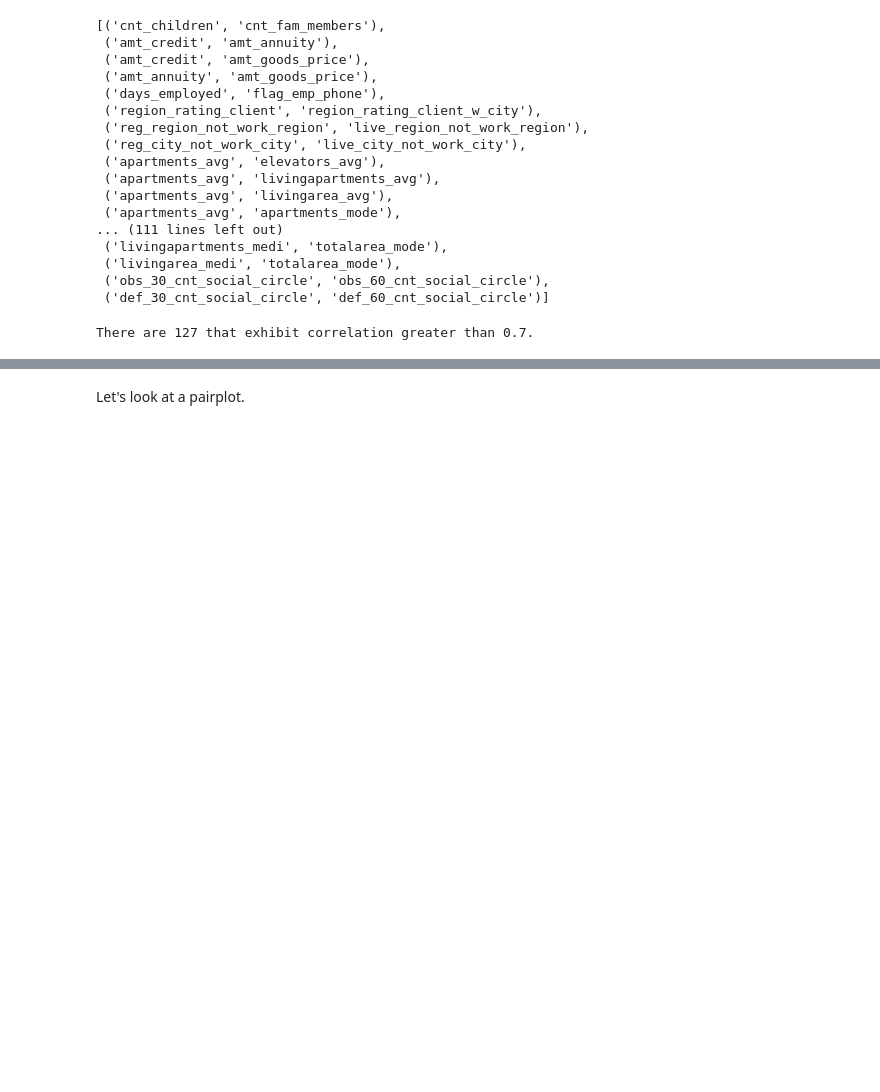
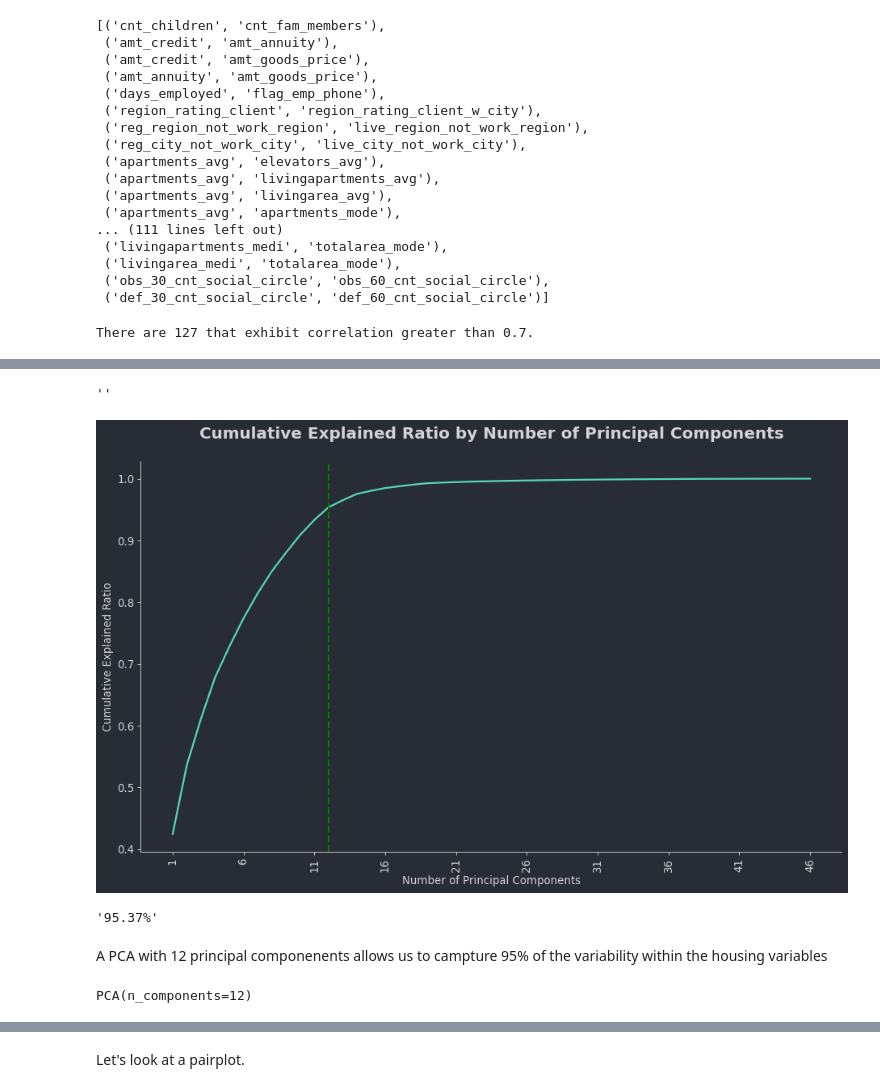
Before and after one commit to rca-devs/CIS-5450, a Jupyter notebook: CIS_5450_course_project.ipynb, the cells around one changed output, grey strips where cells are left out. Saved outputs shown, nothing was run; the diff lists cells and outputs as text; code cells hidden in the pictures; blank space fills up the shorter version.

```diff
--- a/CIS_5450_course_project.ipynb
+++ b/CIS_5450_course_project.ipynb
@@ -450,0 +562,3 @@ high_correlation_matrix.style.background_gradient(cmap = 'coolwarm').format(prec
+# %%
+d['application_train_df'].loc[~d['application_train_df']['wallsmaterial_mode'].isin(['Panel','Stone, brick']),'wallsmaterial_mode'] = 'Other'
+d['application_test_df'].loc[~d['application_test_df']['wallsmaterial_mode'].isin(['Panel','Stone, brick']),'wallsmaterial_mode'] = 'Other'
@@ -450,0 +573,51 @@ high_correlation_matrix.style.background_gradient(cmap = 'coolwarm').format(prec
+# %%
+d['application_train_df'] = pd.get_dummies(d['application_train_df'], columns = ['wallsmaterial_mode'])
+d['application_test_df'] = pd.get_dummies(d['application_test_df'], columns = ['wallsmaterial_mode'])
+
+wall_material_cols = [x for x in d['application_train_df'].columns if 'wallsmaterial_mode_' in x]
+
+d['application_train_df'][wall_material_cols] = d['application_train_df'][wall_material_cols].astype(int)
+d['application_test_df'][wall_material_cols] = d['application_test_df'][wall_material_cols].astype(int)
+
+#remove trhe wallsmaterial_mode column from the housing variables list and append the new one-hot encodedwallsmaterial_mode columns
+housing_variables.remove('wallsmaterial_mode')
+housing_variables.extend(wall_material_cols)
+# %%
+#getting a subset with only the rows that have valid data for all housing variables
+app_train_housing = d['application_train_df'].dropna(subset=housing_variables).copy()
+# %%
+app_train_housing[housing_variables] = StandardScaler().fit_transform(app_train_housing[housing_variables])
+pca = PCA(n_components = len(housing_variables))
+pca.fit(app_train_housing[housing_variables])
+explained_variance_ratios = pca.explained_variance_ratio_
+cum_evr = explained_variance_ratios.cumsum()
+# %%
+fig = plt.figure(figsize = (14,8))
+ax = fig.add_subplot(111)
+
+ax.plot(cum_evr)
+ax.set_xticks(np.arange(0,len(housing_variables),5))
+ax.set_xticklabels(np.arange(0,len(housing_variables) ,5) + 1,rotation = 90)
+
+ax.set_xlabel('Number of Principal Components')
+ax.set_ylabel('Cumulative Explained Ratio')
+ax.set_title('Cumulative Explained Ratio by Number of Principal Components')
+
+
+#Vertical Line here at 11 really means 12 components
+ax.axvline(11,linestyle = '--', color='green')
+;
+# %% [output]
+''
+[figure, added]
+# %%
+"{:.2%}".format(cum_evr[11]) #note that 11 is the 12th component
+# %% [output]
+'95.37%'
+# %% [markdown]
+A PCA with 12 principal componenents allows us to campture 95% of the variability within the housing variables
+# %%
+pca = PCA(n_components = 12)
+pca.fit(app_train_housing[housing_variables])
+# %% [output]
+PCA(n_components=12)
```
Also changed, not shown: parts of 143 cells of this notebook.
